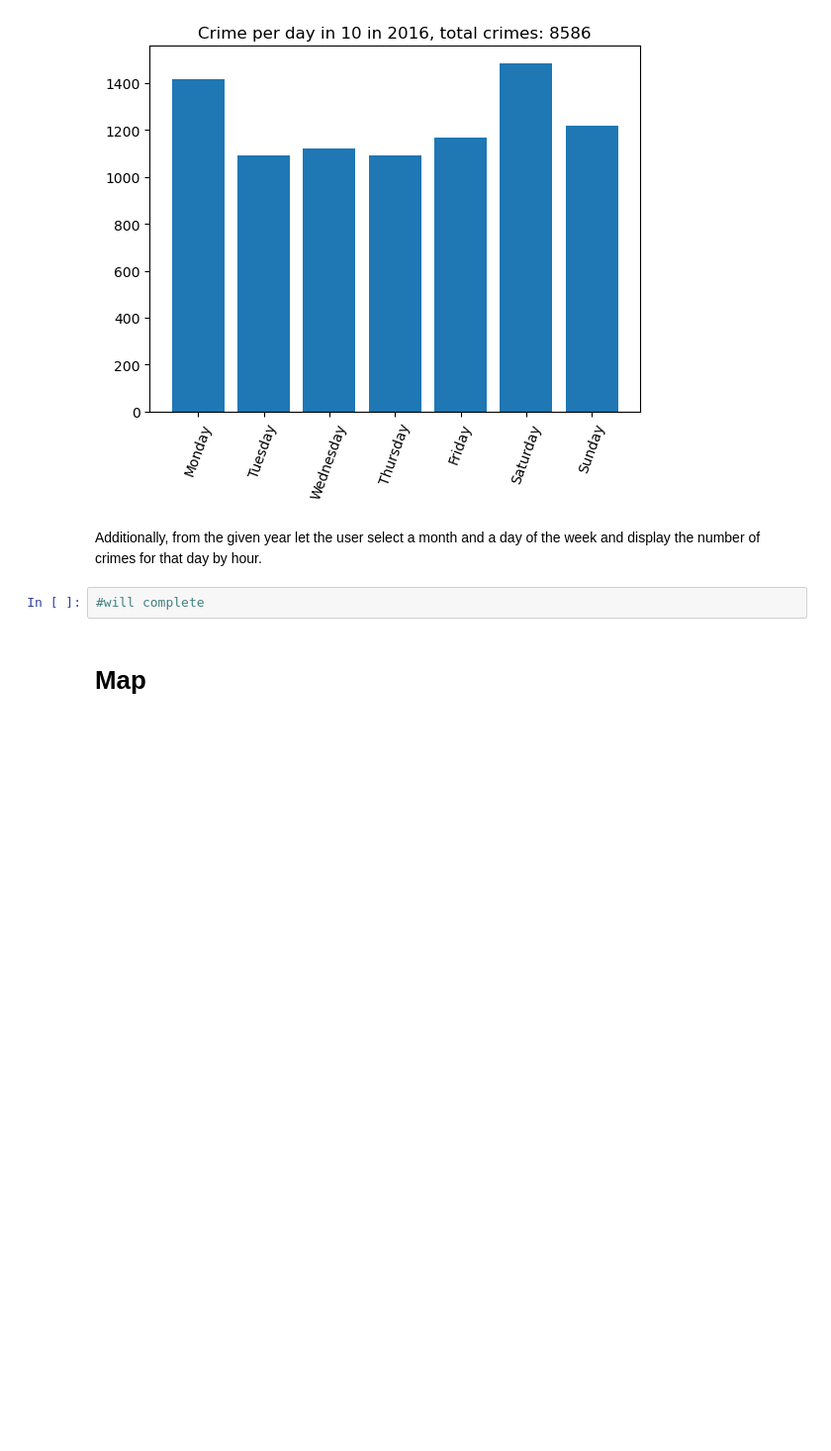
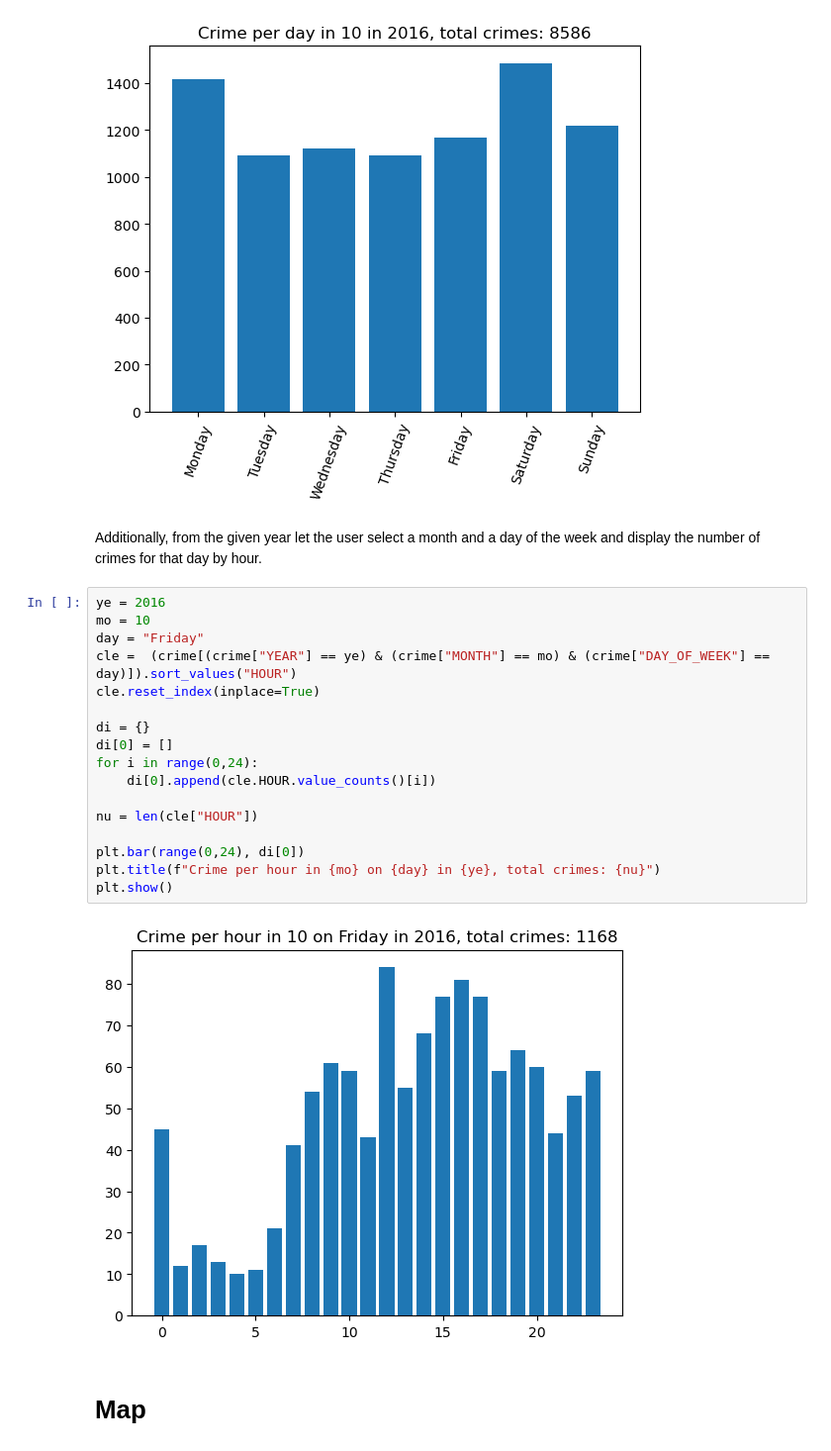
Before and after one commit to BriA827/data_analysis, a Jupyter notebook: boston-crime.ipynb, the cells around one changed output. Shown at 99% size. Saved outputs shown, nothing was run; the diff lists cells and outputs as text; blank space fills up the shorter version.

Commit message:
Kaggle Notebook | boston crime | Version 6

```diff
--- a/boston-crime.ipynb
+++ b/boston-crime.ipynb
@@ -64,8 +64,25 @@ plt.show()
 [figure]
 # %% [markdown]
 Additionally, from the given year let the user select a month and a day of the week and display the number of crimes for that day by hour.
-# %%
-#will complete
+# %%
+ye = 2016
+mo = 10
+day = "Friday"
+cle =  (crime[(crime["YEAR"] == ye) & (crime["MONTH"] == mo) & (crime["DAY_OF_WEEK"] == day)]).sort_values("HOUR")
+cle.reset_index(inplace=True)
+
+di = {}
+di[0] = []
+for i in range(0,24):
+    di[0].append(cle.HOUR.value_counts()[i])
+
+nu = len(cle["HOUR"])
+
+plt.bar(range(0,24), di[0])
+plt.title(f"Crime per hour in {mo} on {day} in {ye}, total crimes: {nu}")
+plt.show()
+# %% [output]
+[figure, added]
 # %% [markdown]
 # Map
 # %% [markdown]
```
Also changed, not shown: parts of 2 cells of this notebook.
